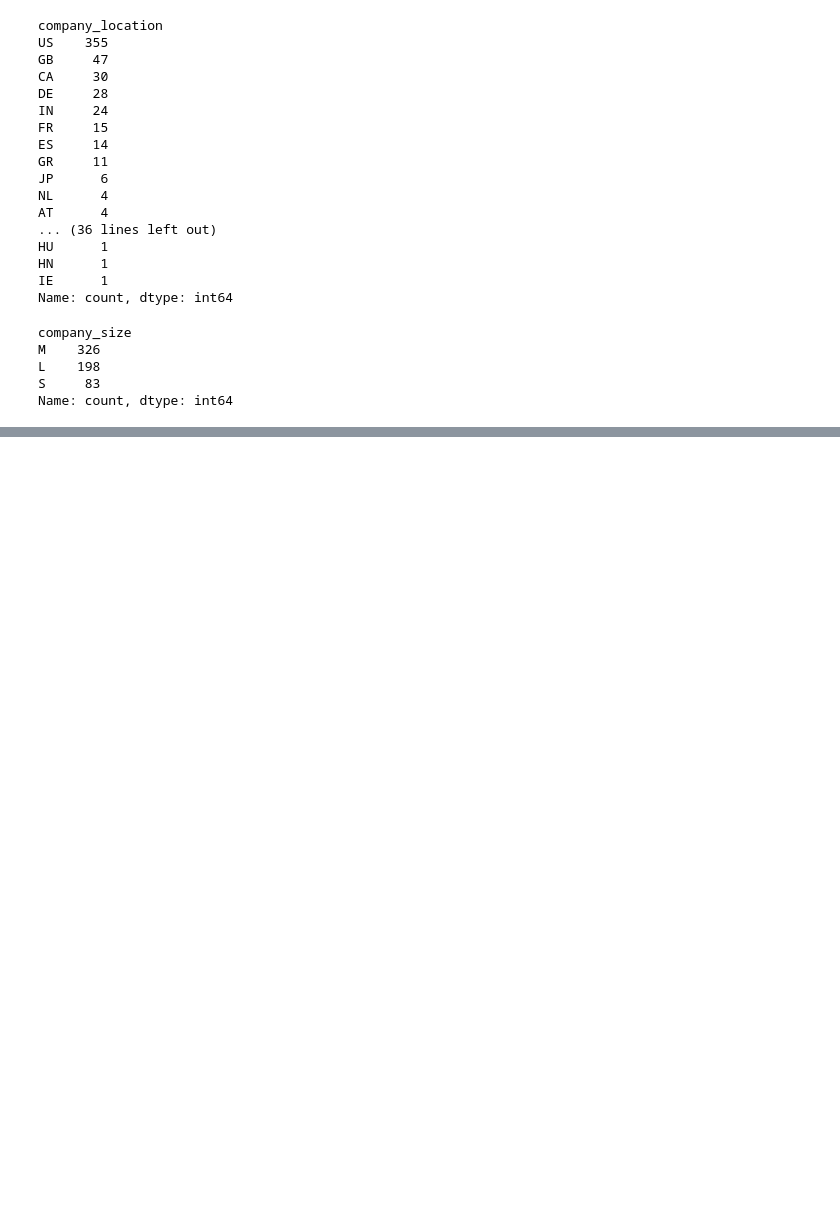
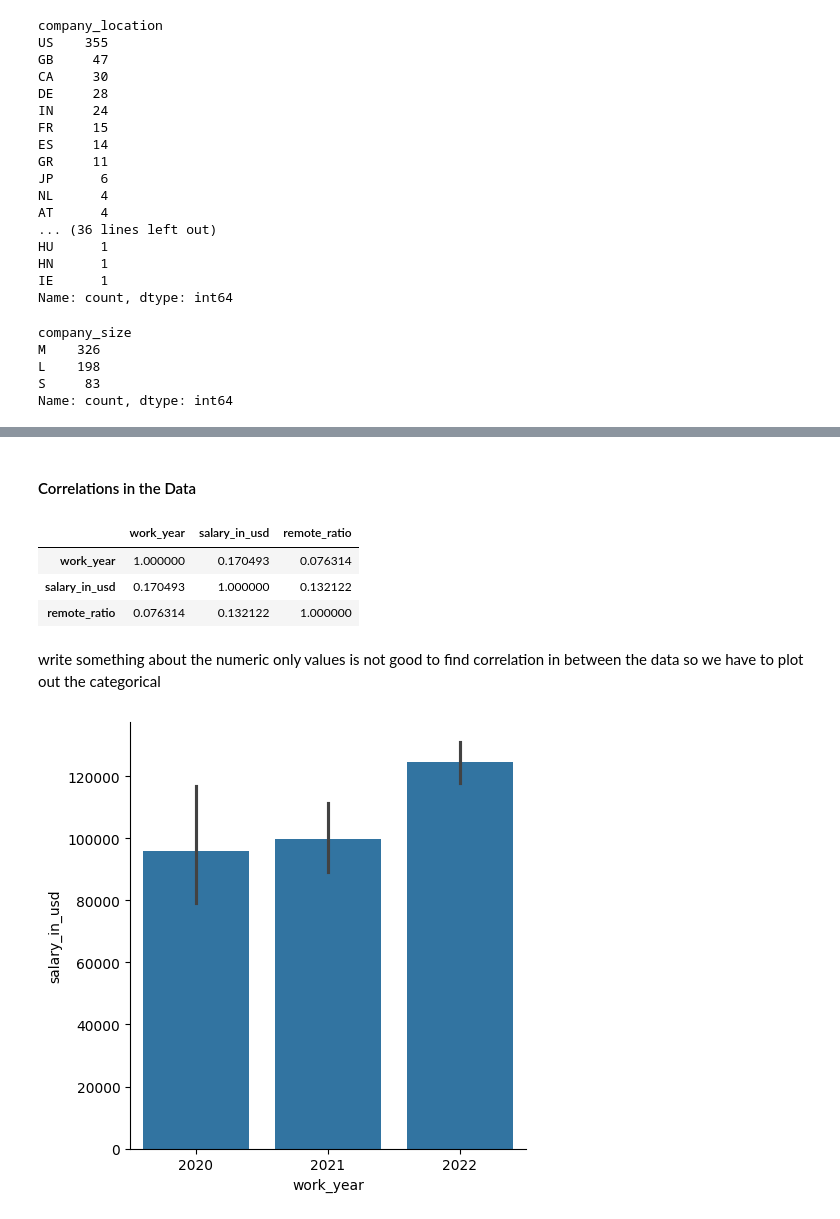
Before and after one commit to chriscolomb/seng474-project, a Jupyter notebook: notebook.ipynb, the cells around one changed output, grey strips where cells are left out. Drawn from its saved outputs; the diff is of its cells as text; code cells hidden in the pictures; blank space fills up the shorter version.

Commit message:
Started on correlation analysis

```diff
--- a/notebook.ipynb
+++ b/notebook.ipynb
@@ -92,7 +92,7 @@ ds_salary["experience_level"] = ds_salary["experience_level"].replace("EX", "Exe
 ds_salary["employment_type"] = ds_salary["employment_type"].replace("FT", "Full-Time")
 ds_salary["employment_type"] = ds_salary["employment_type"].replace("PT", "Part-Time")
 ds_salary["employment_type"] = ds_salary["employment_type"].replace("CT", "Contract")
-ds_salary["employment_type"] = ds_salary["employment_type"].replace("TP", "Temporary")
+ds_salary["employment_type"] = ds_salary["employment_type"].replace("FL", "Freelance")
 # %%
 ds_salary.hist(bins=50,figsize=(20,15))
 plt.show()
@@ -222,3 +222,9 @@ M    326
 L    198
 S     83
 Name: count, dtype: int64
+# %%
+# drop the salary_currency column
+ds_salary = ds_salary.drop("salary_currency", axis=1)
+
+# check for dropped column
+ds_salary.info()
@@ -224,0 +248,19 @@ Name: count, dtype: int64
+# %% [markdown]
+#### Correlations in the Data
+# %%
+ds_salary.corr(numeric_only=True)
+# %% [output]
+|  | work_year | salary_in_usd | remote_ratio |
+| work_year | 1.000000 | 0.170493 | 0.076314 |
+| salary_in_usd | 0.170493 | 1.000000 | 0.132122 |
+| remote_ratio | 0.076314 | 0.132122 | 1.000000 |
+# %% [markdown]
+write something about the numeric only values is not good to find correlation in between the data so we have to plot out the categorical
+# %%
+import seaborn as sns
+
+# Plot `salary_in_usd` vs `work_year`
+sns.catplot(x="work_year", y="salary_in_usd", data=ds_salary, kind="bar")
+plt.show()
+# %% [output]
+[figure, added]
```
Also changed, not shown: parts of 4 cells of this notebook, 1 other file.
